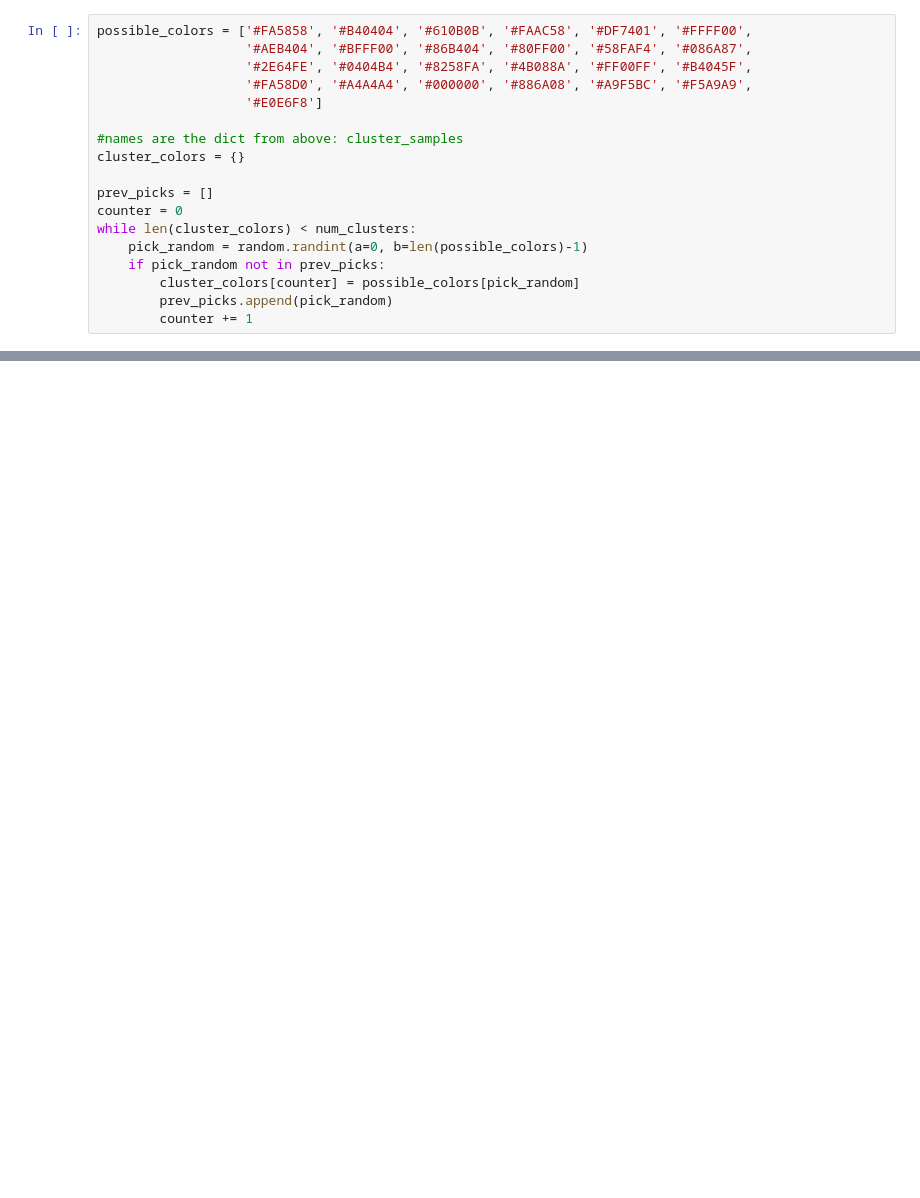
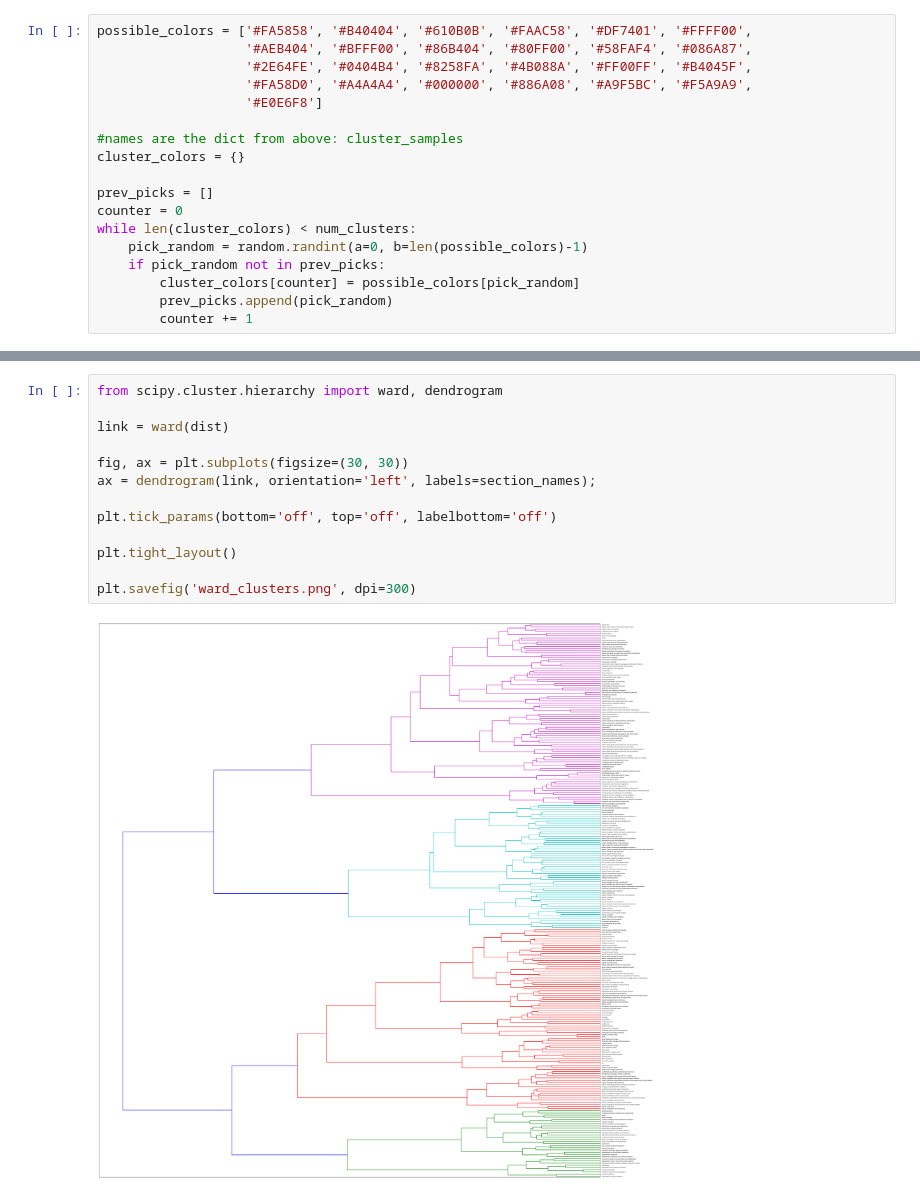
Before and after one commit to PaulLaliberte/jupyter_notebooks, a Jupyter notebook: columbia/ARE_trade_and_development/clustering.ipynb, the cells around one changed output, grey strips where cells are left out. Cells and saved outputs as stored; diff of their text form; blank space fills up the shorter version.

```diff
--- a/columbia/ARE_trade_and_development/clustering.ipynb
+++ b/columbia/ARE_trade_and_development/clustering.ipynb
@@ -238,0 +236,15 @@ plt.show()
+# %%
+from scipy.cluster.hierarchy import ward, dendrogram
+
+link = ward(dist)
+
+fig, ax = plt.subplots(figsize=(30, 30))
+ax = dendrogram(link, orientation='left', labels=section_names);
+
+plt.tick_params(bottom='off', top='off', labelbottom='off')
+
+plt.tight_layout()
+
+plt.savefig('ward_clusters.png', dpi=300)
+# %% [output]
+[figure, added]
```
Also changed, not shown: parts of 11 cells of this notebook, 2 other files.
